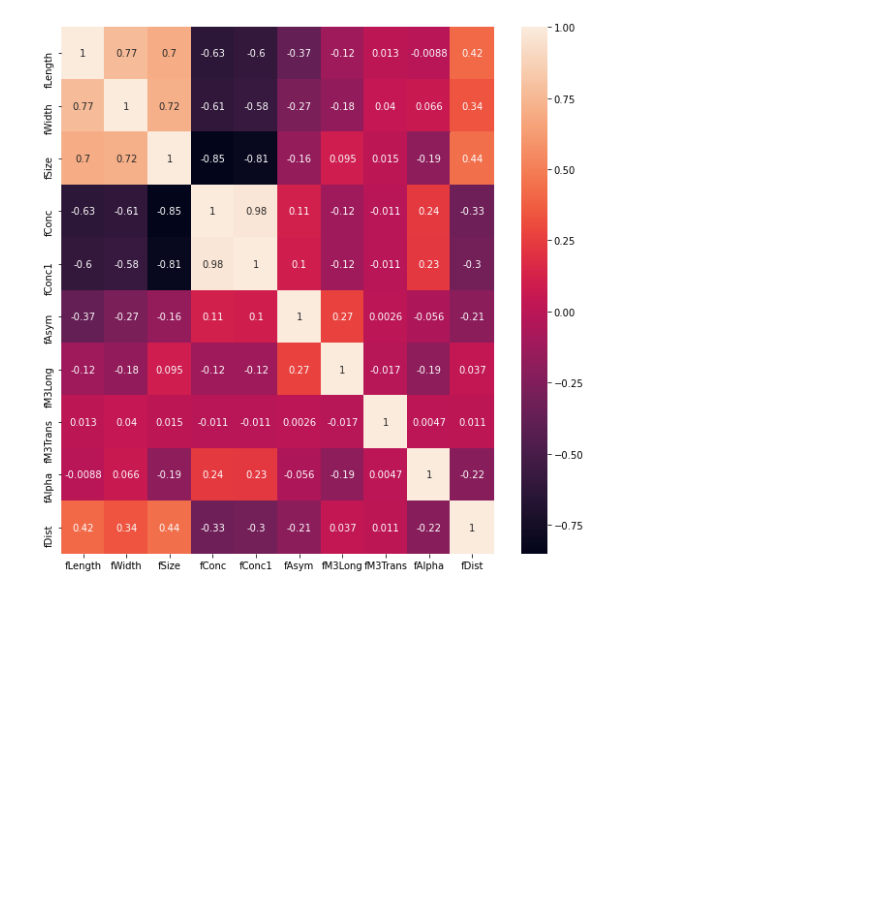
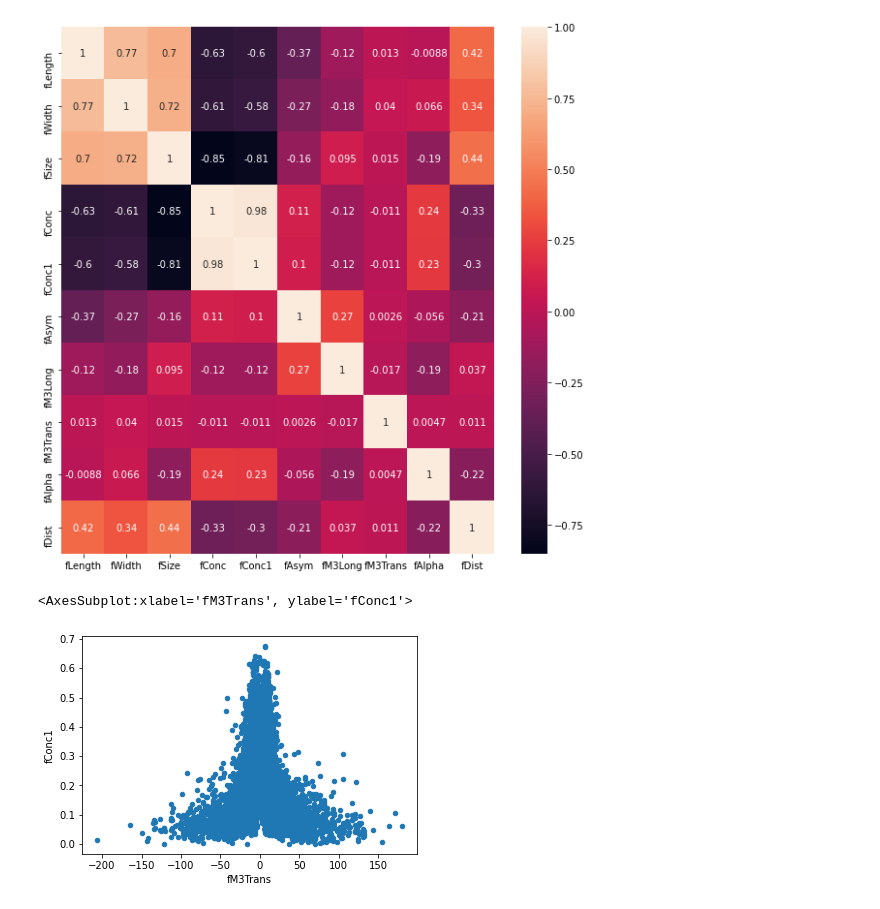
Before and after one commit to byahn2/MagicDatamining, a Jupyter notebook: viz.ipynb, the cells around one changed output. Saved outputs shown, nothing was run; the diff lists cells and outputs as text; code cells hidden in the pictures; blank space fills up the shorter version.

```diff
--- a/viz.ipynb
+++ b/viz.ipynb
@@ -44,3 +55,8 @@ sn.heatmap(corr_mat, annot=True)
 plt.show()
 # %% [output]
 [figure]
+# %%
+df.plot.scatter("fM3Trans", "fConc1")
+# %% [output]
+<AxesSubplot:xlabel='fM3Trans', ylabel='fConc1'>
+[figure, added]
```
Also changed, not shown: parts of 2 cells of this notebook.
